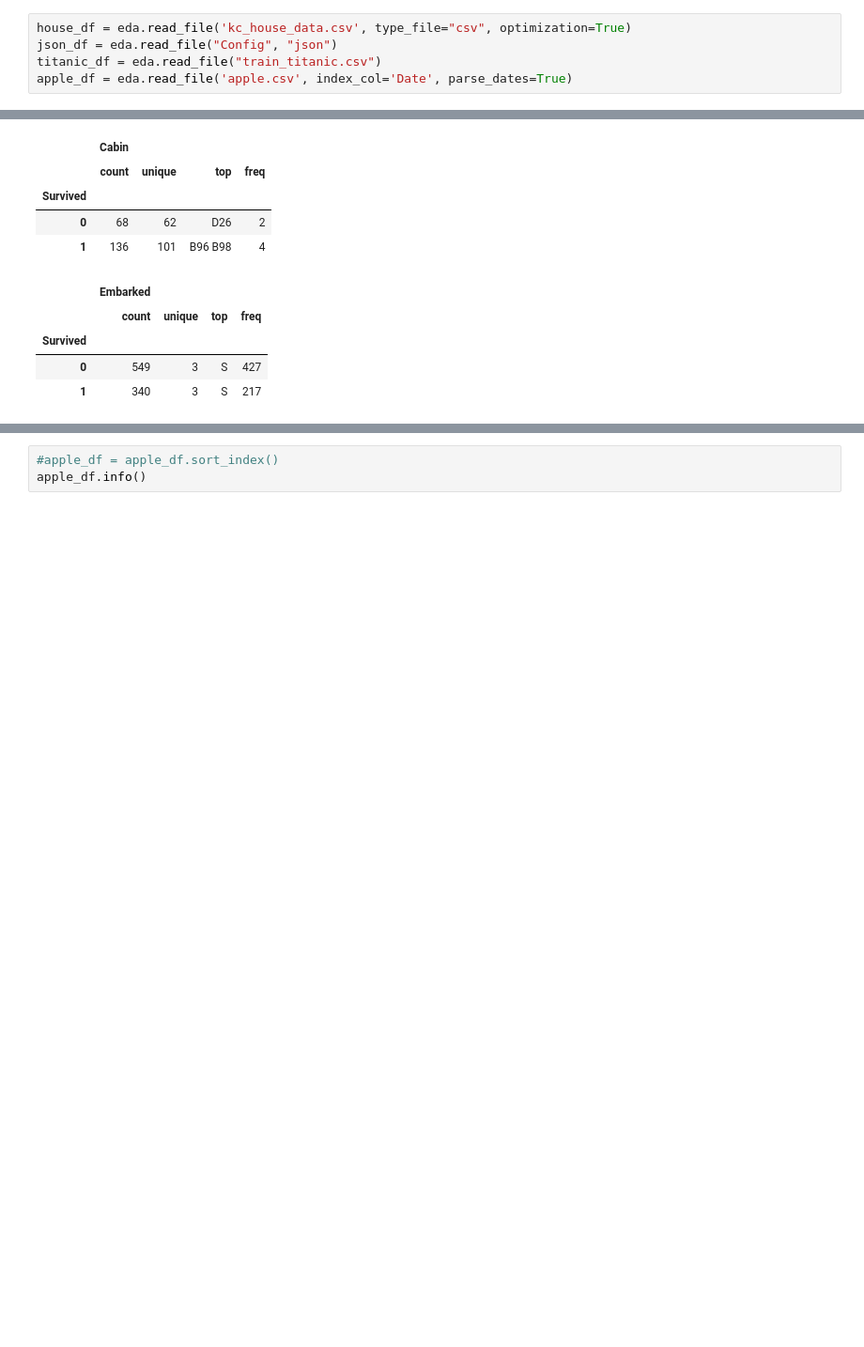
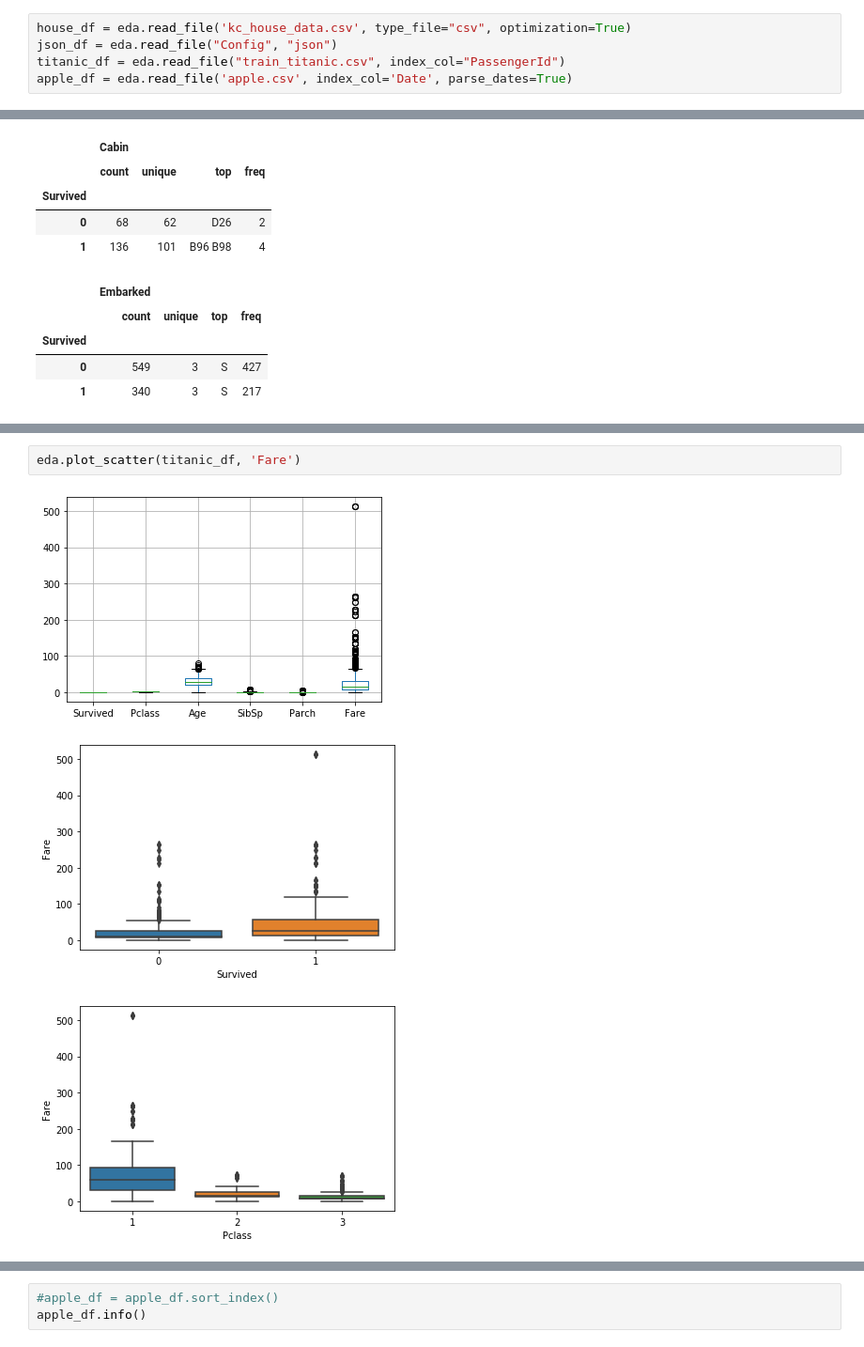
Before and after one commit to aksenov7/Kaggle_competition_group, a Jupyter notebook: exploratory_analysis/Example.ipynb, the cells around one changed output, grey strips where cells are left out. Shown at 94% size. Cells and saved outputs as stored; diff of their text form; blank space fills up the shorter version.

Commit message:
Graphics
Доработаны следующие функции построения графиков: plot_scatter, plot_scatter_matrix, plot_dependency_chart. В блокноте описаны функции для построения графиков.

```diff
--- a/exploratory_analysis/Example.ipynb
+++ b/exploratory_analysis/Example.ipynb
@@ -20,7 +20,7 @@ import pandas as pd
 # %%
 house_df = eda.read_file('kc_house_data.csv', type_file="csv", optimization=True)
 json_df = eda.read_file("Config", "json")
-titanic_df = eda.read_file("train_titanic.csv")
+titanic_df = eda.read_file("train_titanic.csv", index_col="PassengerId")
 apple_df = eda.read_file('apple.csv', index_col='Date', parse_dates=True)
 # %% [output]
 reading csv file...
@@ -205,0 +243,6 @@ eda.get_group_description(titanic_df, 'Survived')
+# %%
+eda.plot_scatter(titanic_df, 'Fare')
+# %% [output]
+[figure, added]
+[figure, added]
+[figure, added]
```
Also changed, not shown: parts of 24 cells of this notebook, 1 other file.
